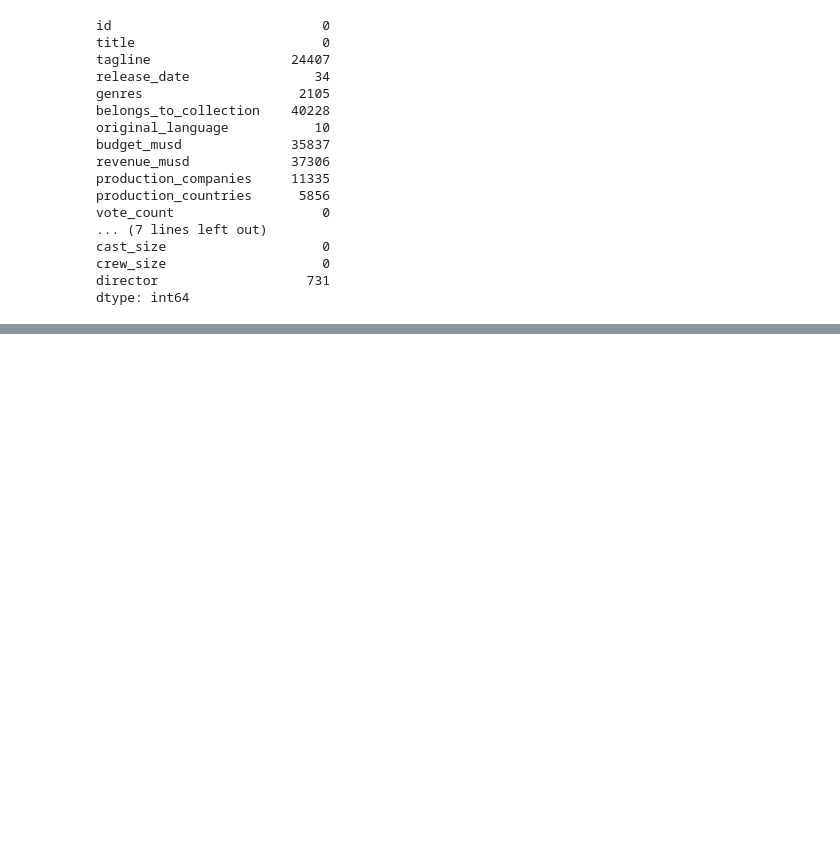
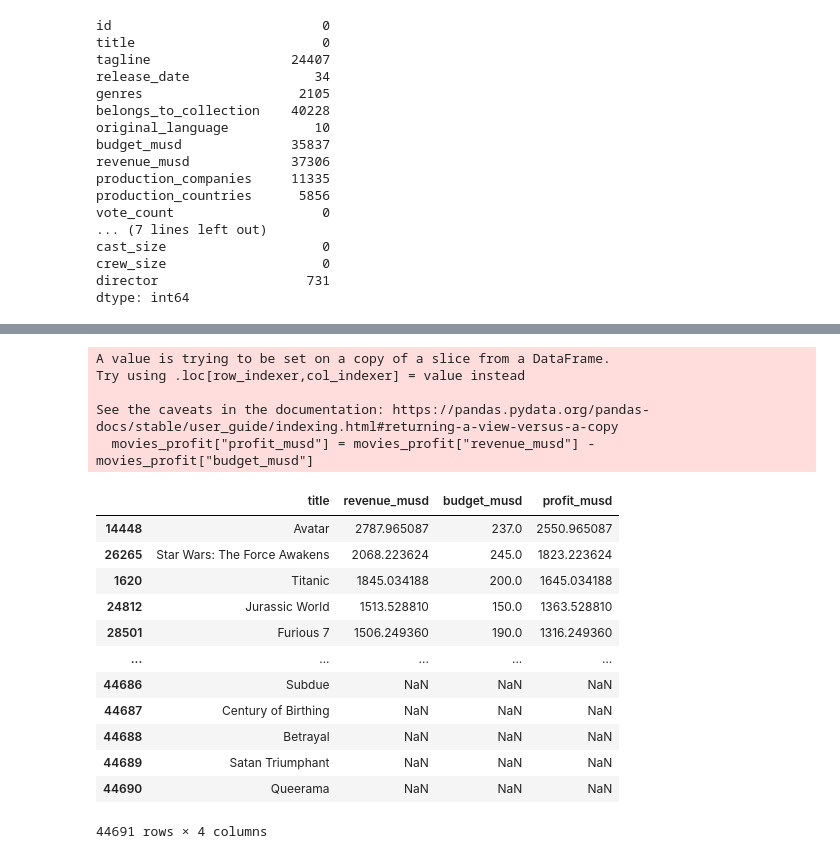
Before and after one commit to MeganHolborn/Udemy-Data-Science-with-Pandas-course, a Jupyter notebook: Project 1_Explanatory Data Analysis & Data Presentation.ipynb, the cells around one changed output, grey strips where cells are left out. Saved outputs shown, nothing was run; the diff lists cells and outputs as text; code cells hidden in the pictures; blank space fills up the shorter version.

Commit message:
Sort and filter data

```diff
--- a/Project 1_Explanatory Data Analysis & Data Presentation.ipynb
+++ b/Project 1_Explanatory Data Analysis & Data Presentation.ipynb
@@ -83,0 +155,24 @@ dtype: int64
+# %%
+# Sort by highest profit (revenue - budget)
+movies_profit = movies[["title", "revenue_musd", "budget_musd"]]
+movies_profit["profit_musd"] = movies_profit["revenue_musd"] - movies_profit["budget_musd"]
+movies_profit.sort_values(by=["profit_musd"], ascending=False)
+# %% [output]
+A value is trying to be set on a copy of a slice from a DataFrame.
+Try using .loc[row_indexer,col_indexer] = value instead
+
+See the caveats in the documentation: https://pandas.pydata.org/pandas-docs/stable/user_guide/indexing.html#returning-a-view-versus-a-copy
+  movies_profit["profit_musd"] = movies_profit["revenue_musd"] - movies_profit["budget_musd"]
+|  | title | revenue_musd | budget_musd | profit_musd |
+| 14448 | Avatar | 2787.965087 | 237.0 | 2550.965087 |
+| 26265 | Star Wars: The Force Awakens | 2068.223624 | 245.0 | 1823.223624 |
+| 1620 | Titanic | 1845.034188 | 200.0 | 1645.034188 |
+| 24812 | Jurassic World | 1513.528810 | 150.0 | 1363.528810 |
+| 28501 | Furious 7 | 1506.249360 | 190.0 | 1316.249360 |
+| ... | ... | ... | ... | ... |
+| 44686 | Subdue | NaN | NaN | NaN |
+| 44687 | Century of Birthing | NaN | NaN | NaN |
+| 44688 | Betrayal | NaN | NaN | NaN |
+| 44689 | Satan Triumphant | NaN | NaN | NaN |
+| 44690 | Queerama | NaN | NaN | NaN |
+44691 rows × 4 columns
```
Also changed, not shown: parts of 13 cells of this notebook.
